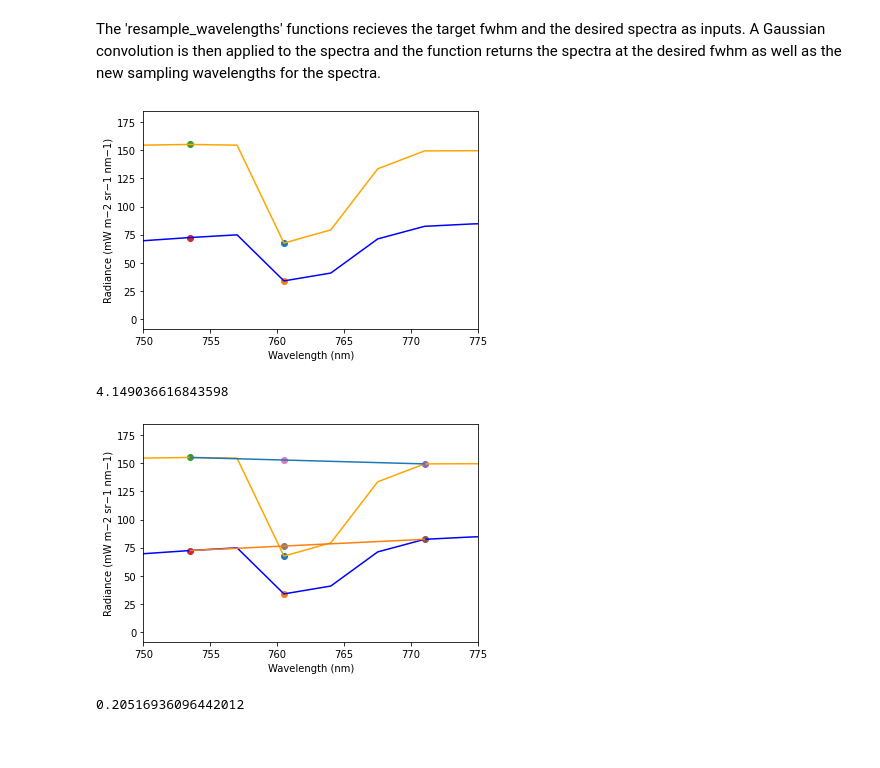
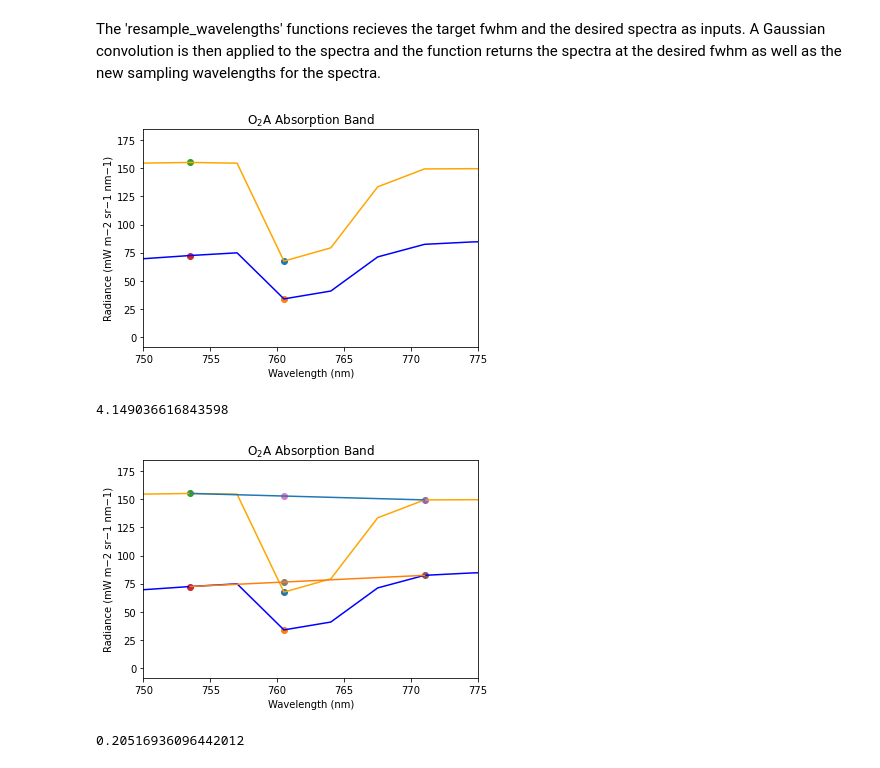
Before and after one commit to JamesWallace99/SIF_MISCADA_PROJECT, a Jupyter notebook: SCOPE_simulations/example_FLD_method_workflow.ipynb, the cells around one changed output. Drawn from its saved outputs; the diff is of its cells as text; code cells hidden in the pictures.

```diff
--- a/SCOPE_simulations/example_FLD_method_workflow.ipynb
+++ b/SCOPE_simulations/example_FLD_method_workflow.ipynb
@@ -58,12 +58,12 @@ The 'resample_wavelengths' functions recieves the target fwhm and the desired sp
 # %%
 # now apply the FLD methods to the resampled data
 
-sFLD(e_resampled / np.pi, l_resampled, resampled_wavelengths, fwhm = 3.5, plot = True)
+sFLD(e_resampled / np.pi, l_resampled, resampled_wavelengths, fwhm = 3.5, band = 'A', plot = True)
 # %% [output]
-[figure, old version]
+[figure, new version]
 4.149036616843598
 # %%
-three_FLD(e_resampled / np.pi, l_resampled, resampled_wavelengths, fwhm = 3.5, plot = True)
+three_FLD(e_resampled / np.pi, l_resampled, resampled_wavelengths, fwhm = 3.5, band = 'A', plot = True)
 # %% [output]
-[figure, old version]
+[figure, new version]
 0.20516936096442012
```
Also changed, not shown: parts of 2 cells of this notebook, 2 other files.
